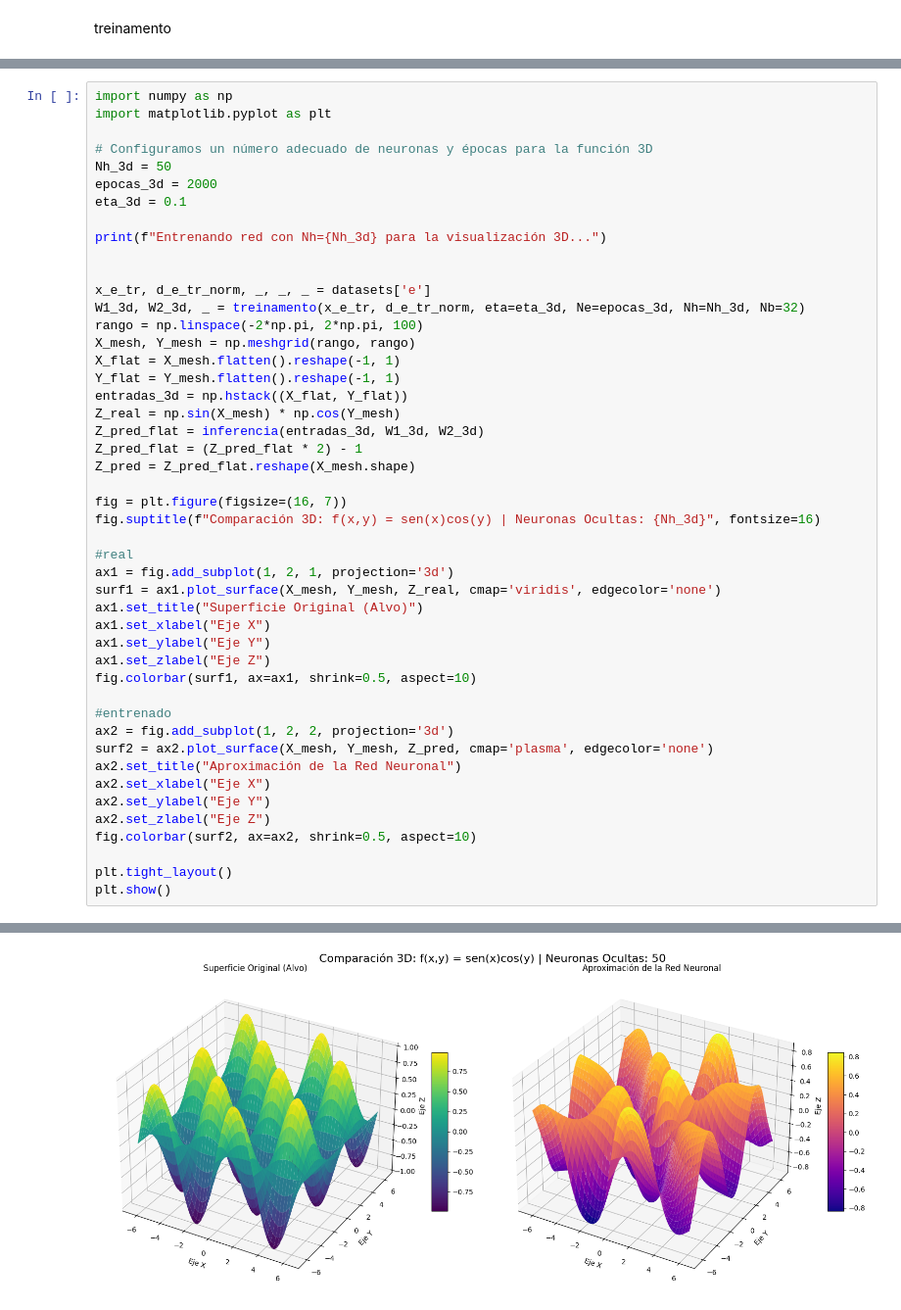
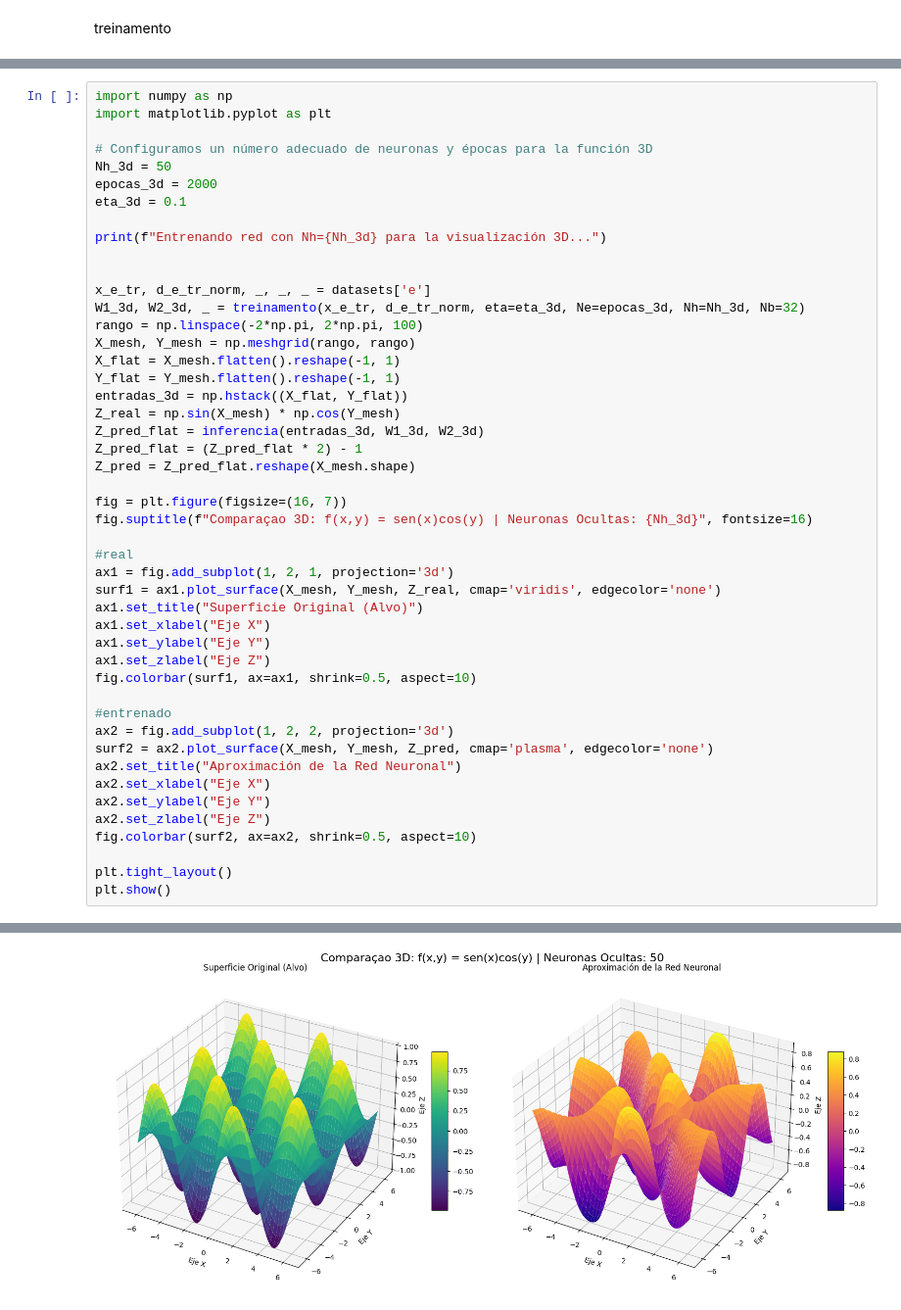
Before and after one commit to Gibonn24/Fundamentos-de-sistemas-Electr-nicos, a Jupyter notebook: ex_entrega_3_xy/ex_entrega_3_xy.ipynb, the cells around one changed output, grey strips where cells are left out. Shown at 98% size. Cells and saved outputs as stored; diff of their text form.

```diff
--- a/ex_entrega_3_xy/ex_entrega_3_xy.ipynb
+++ b/ex_entrega_3_xy/ex_entrega_3_xy.ipynb
@@ -329,32 +334,32 @@ Y_flat = Y_mesh.flatten().reshape(-1, 1)
 entradas_3d = np.hstack((X_flat, Y_flat))
 Z_real = np.sin(X_mesh) * np.cos(Y_mesh)
 Z_pred_flat = inferencia(entradas_3d, W1_3d, W2_3d)
 Z_pred_flat = (Z_pred_flat * 2) - 1
 Z_pred = Z_pred_flat.reshape(X_mesh.shape)
 
 fig = plt.figure(figsize=(16, 7))
-fig.suptitle(f"Comparación 3D: f(x,y) = sen(x)cos(y) | Neuronas Ocultas: {Nh_3d}", fontsize=16)
+fig.suptitle(f"Comparaçao 3D: f(x,y) = sen(x)cos(y) | Neuronas Ocultas: {Nh_3d}", fontsize=16)
 
 #real
 ax1 = fig.add_subplot(1, 2, 1, projection='3d')
 surf1 = ax1.plot_surface(X_mesh, Y_mesh, Z_real, cmap='viridis', edgecolor='none')
 ax1.set_title("Superficie Original (Alvo)")
 ax1.set_xlabel("Eje X")
 ax1.set_ylabel("Eje Y")
 ax1.set_zlabel("Eje Z")
 fig.colorbar(surf1, ax=ax1, shrink=0.5, aspect=10)
 
 #entrenado
 ax2 = fig.add_subplot(1, 2, 2, projection='3d')
 surf2 = ax2.plot_surface(X_mesh, Y_mesh, Z_pred, cmap='plasma', edgecolor='none')
 ax2.set_title("Aproximación de la Red Neuronal")
 ax2.set_xlabel("Eje X")
 ax2.set_ylabel("Eje Y")
 ax2.set_zlabel("Eje Z")
 fig.colorbar(surf2, ax=ax2, shrink=0.5, aspect=10)
 
 plt.tight_layout()
 plt.show()
 # %% [output]
 Entrenando red con Nh=50 para la visualización 3D...
-[figure, old version]
+[figure, new version]
```
Also changed, not shown: parts of 4 cells of this notebook.
